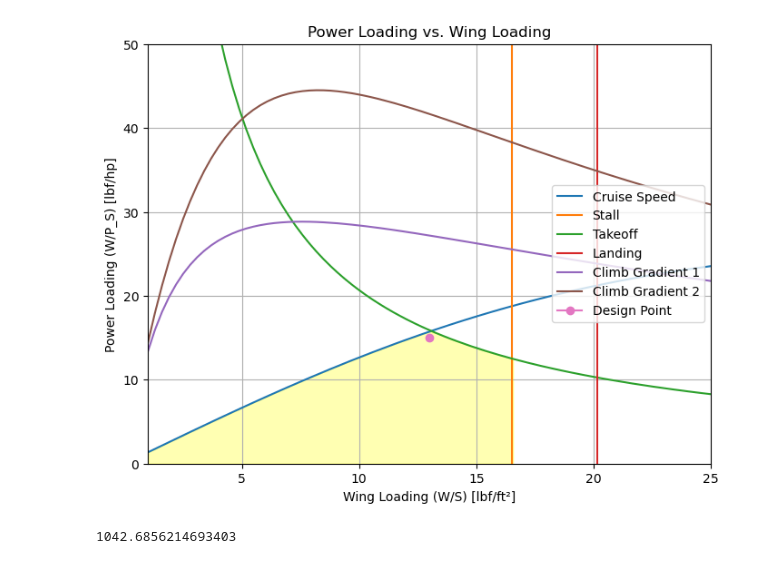
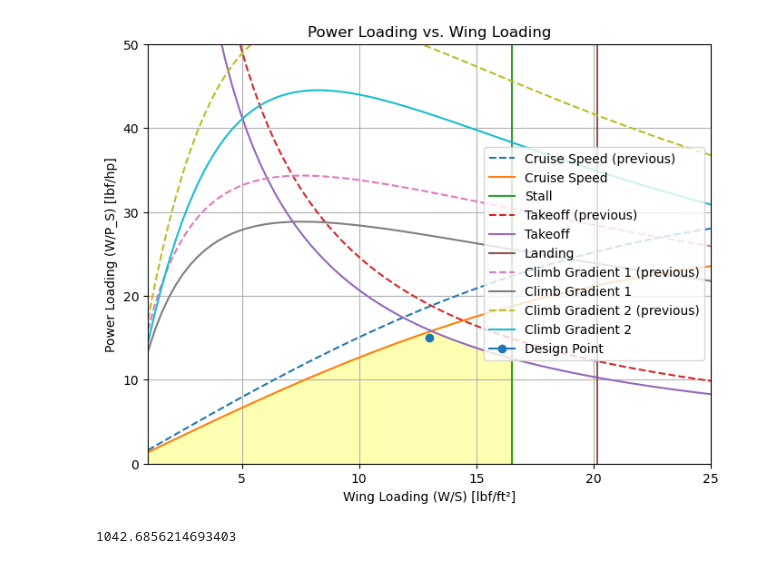
Before and after one commit to VaishnaviK003/Group9-EAE-130-A-B-UCDavis-2025-GatewayToBlueSkies, a Jupyter notebook: A4_powerplant_1cd.ipynb, the cells around one changed output. Saved outputs shown, nothing was run; the diff lists cells and outputs as text; code cells hidden in the pictures.

```diff
--- a/A4_powerplant_1cd.ipynb
+++ b/A4_powerplant_1cd.ipynb
@@ -215,11 +215,15 @@ PW_climb2 = climb2 / eta_p
 PW_climb4 = climb4 / eta_p
 
 #plt.plot(WS_range, WP, label= "trial1")
+plt.plot(WS_range, 1/PW_cruise, label=f'Cruise Speed (previous)', linestyle='--')
 plt.plot(WS_range, 1/PW_cruise_s, label=f'Cruise Speed')
 plt.plot(SW_stall, math.linspace(0, 300, len(WS_range)), label=f'Stall')
+plt.plot(WS_range, 1/PW_takeoff, label=f'Takeoff (previous)', linestyle='--')
 plt.plot(WS_range, 1/PW_takeoff_s, label=f'Takeoff')
 plt.plot(WS_landing, math.linspace(0, 300, len(WS_range)), label=f'Landing')
+plt.plot(WS_range, 1/(climb2), label=f'Climb Gradient 1 (previous)', linestyle='--')
 plt.plot(WS_range, 1/(PW_climb2), label=f'Climb Gradient 1')
+plt.plot(WS_range, 1/ (climb4), label=f'Climb Gradient 2 (previous)', linestyle='--')
 plt.plot(WS_range, 1/ (PW_climb4), label=f'Climb Gradient 2')
 plt.plot(13, 15, label='Design Point', marker = "o")
 
@@ -228,34 +232,34 @@ y4 = math.minimum((1/PW_cruise_s), (1/PW_takeoff_s))
 plt.fill_between((WS_range[:53]), 0, y4[:53], color='yellow', alpha=0.3)
 
 plt.xlim(1, 25)
 plt.ylim(0, 50)
 
 # Labels and legend
 plt.xlabel("Wing Loading (W/S) [lbf/ft²]")
 plt.ylabel("Power Loading (W/P_S) [lbf/hp]")
 plt.title("Power Loading vs. Wing Loading")
 plt.legend(loc = "right")
 plt.grid(True)
 plt.show()
 
 
 #plt.ylim(0, 50)
 #plt.xlim(1,40)
 #plt.yticks(math.arange(0, 55, step=5))
 #plt.xticks(math.arange(2, 41, step=2))
 #plt.legend(loc='upper right', bbox_to_anchor=(1, 1))
 #plt.tight_layout()
 #plt.show()
 
 
 #thurst = m_dot * (v_jet - v_inf)
 
 #power_available = thurst * v_inf
 
 #eta_p1 = power_available / (power_available + (0.5 * m_dot * (v_jet - v_inf)**2))
 #eta_p2 = 2 / (1 + (v_jet / v_inf))
 # %% [output]
-[figure, old version]
+[figure, new version]
 # %%
 ###############################
 #### PART 2 #####
```
